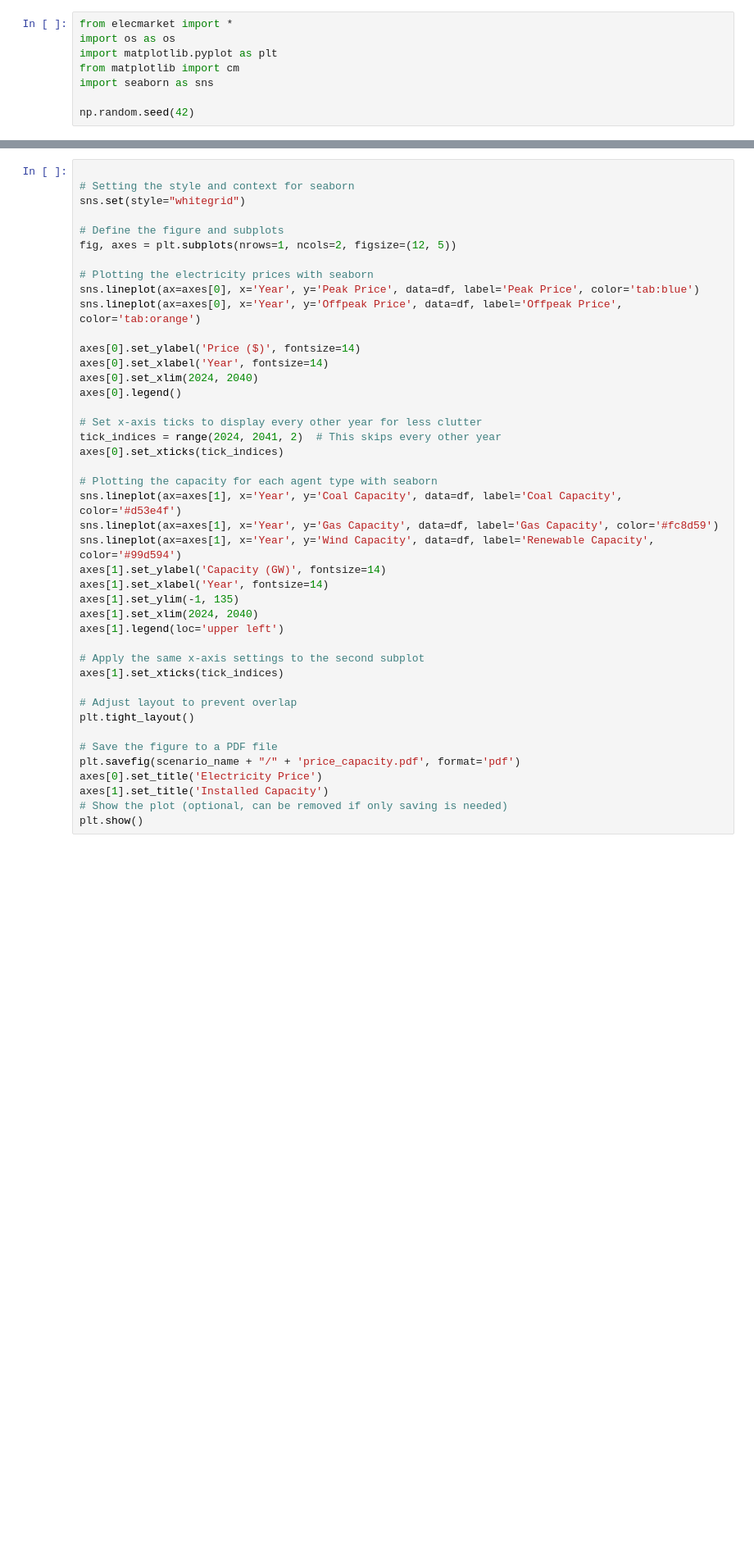
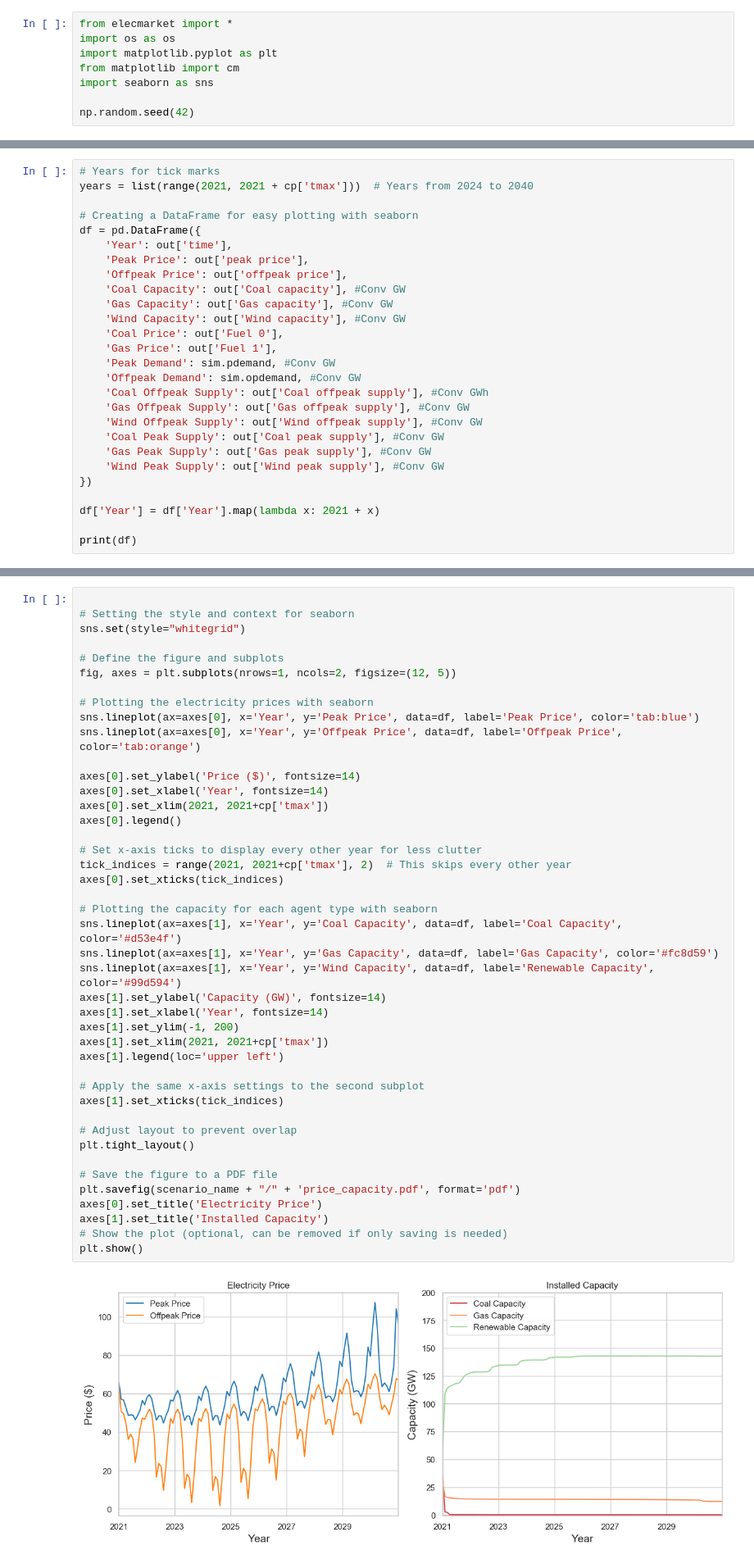
Before and after one commit to aliciabassiere/mfg_elec, a Jupyter notebook: simulation_nb.ipynb, the cells around one changed output, grey strips where cells are left out. Shown: that part at 82% size. Saved outputs shown, nothing was run; the diff lists cells and outputs as text; blank space fills up the shorter version.

```diff
--- a/simulation_nb.ipynb
+++ b/simulation_nb.ipynb
@@ -69,0 +66,27 @@ df['Year'] = df['Year'].map(lambda x: 2024 + x)
+# %%
+# Years for tick marks
+years = list(range(2021, 2021 + cp['tmax']))  # Years from 2024 to 2040
+
+# Creating a DataFrame for easy plotting with seaborn
+df = pd.DataFrame({
+    'Year': out['time'],
+    'Peak Price': out['peak price'],
+    'Offpeak Price': out['offpeak price'],
+    'Coal Capacity': out['Coal capacity'], #Conv GW
+    'Gas Capacity': out['Gas capacity'], #Conv GW
+    'Wind Capacity': out['Wind capacity'], #Conv GW
+    'Coal Price': out['Fuel 0'],
+    'Gas Price': out['Fuel 1'],
+    'Peak Demand': sim.pdemand, #Conv GW
+    'Offpeak Demand': sim.opdemand, #Conv GW
+    'Coal Offpeak Supply': out['Coal offpeak supply'], #Conv GWh
+    'Gas Offpeak Supply': out['Gas offpeak supply'], #Conv GW
+    'Wind Offpeak Supply': out['Wind offpeak supply'], #Conv GW
+    'Coal Peak Supply': out['Coal peak supply'], #Conv GW
+    'Gas Peak Supply': out['Gas peak supply'], #Conv GW
+    'Wind Peak Supply': out['Wind peak supply'], #Conv GW
+})
+
+df['Year'] = df['Year'].map(lambda x: 2021 + x)
+
+print(df)
@@ -79,35 +120,37 @@ fig, axes = plt.subplots(nrows=1, ncols=2, figsize=(12, 5))
 sns.lineplot(ax=axes[0], x='Year', y='Peak Price', data=df, label='Peak Price', color='tab:blue')
 sns.lineplot(ax=axes[0], x='Year', y='Offpeak Price', data=df, label='Offpeak Price', color='tab:orange')
 
 axes[0].set_ylabel('Price ($)', fontsize=14)
 axes[0].set_xlabel('Year', fontsize=14)
-axes[0].set_xlim(2024, 2040)
+axes[0].set_xlim(2021, 2021+cp['tmax'])
 axes[0].legend()
 
 # Set x-axis ticks to display every other year for less clutter
-tick_indices = range(2024, 2041, 2)  # This skips every other year
+tick_indices = range(2021, 2021+cp['tmax'], 2)  # This skips every other year
 axes[0].set_xticks(tick_indices)
 
 # Plotting the capacity for each agent type with seaborn
 sns.lineplot(ax=axes[1], x='Year', y='Coal Capacity', data=df, label='Coal Capacity', color='#d53e4f')
 sns.lineplot(ax=axes[1], x='Year', y='Gas Capacity', data=df, label='Gas Capacity', color='#fc8d59')
 sns.lineplot(ax=axes[1], x='Year', y='Wind Capacity', data=df, label='Renewable Capacity', color='#99d594')
 axes[1].set_ylabel('Capacity (GW)', fontsize=14)
 axes[1].set_xlabel('Year', fontsize=14)
-axes[1].set_ylim(-1, 135)
-axes[1].set_xlim(2024, 2040)
+axes[1].set_ylim(-1, 200)
+axes[1].set_xlim(2021, 2021+cp['tmax'])
 axes[1].legend(loc='upper left')
 
 # Apply the same x-axis settings to the second subplot
 axes[1].set_xticks(tick_indices)
 
 # Adjust layout to prevent overlap
 plt.tight_layout()
 
 # Save the figure to a PDF file
 plt.savefig(scenario_name + "/" + 'price_capacity.pdf', format='pdf')
 axes[0].set_title('Electricity Price')
 axes[1].set_title('Installed Capacity')
 # Show the plot (optional, can be removed if only saving is needed)
 plt.show()
+# %% [output]
+[figure, added]
 # %%
```
Also changed, not shown: parts of 6 cells of this notebook, 6 other files.
